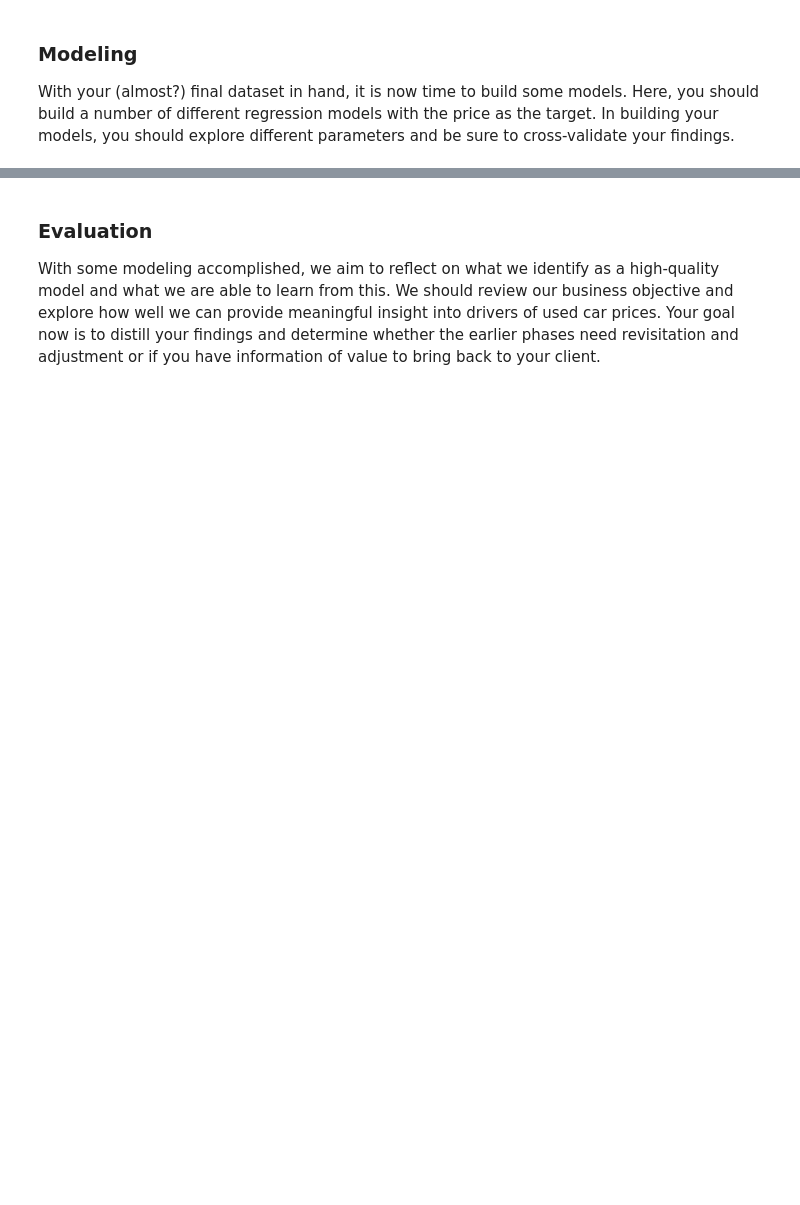
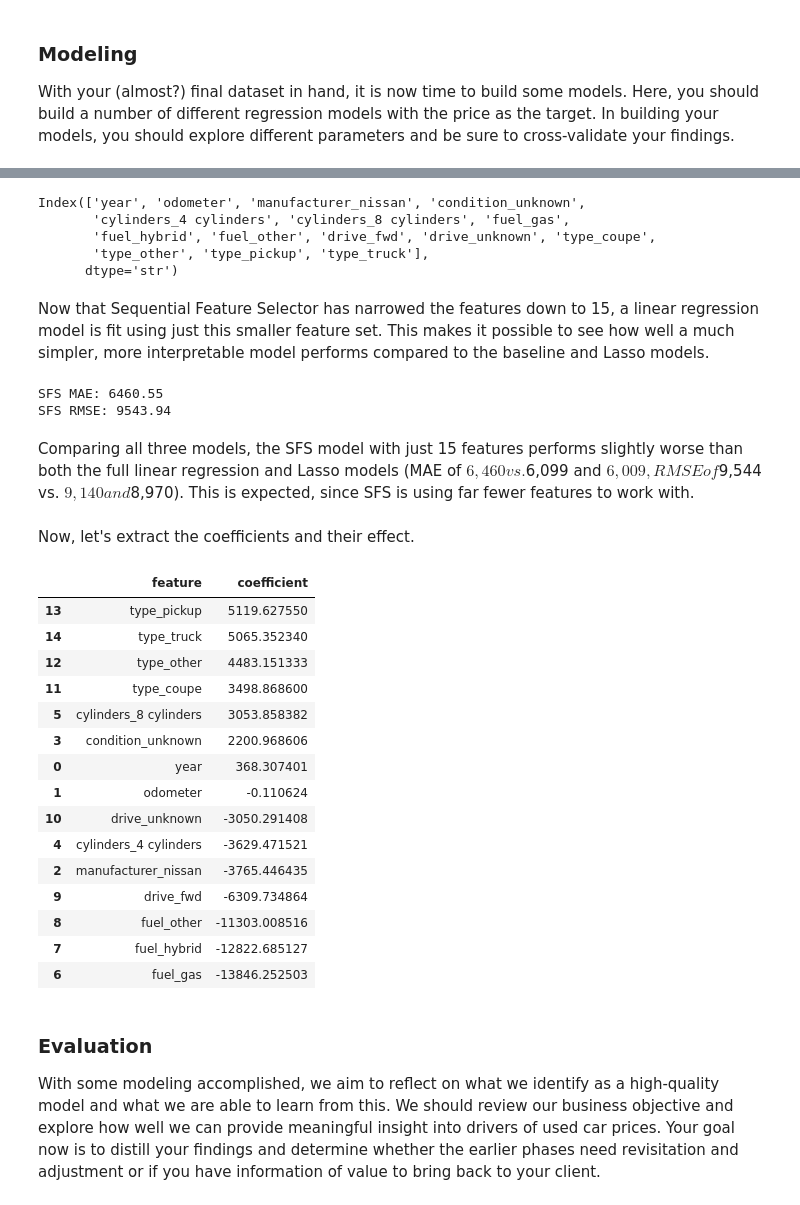
Before and after one commit to vipphan/practical-application-2, a Jupyter notebook: prompt_II.ipynb, the cells around one changed output, grey strips where cells are left out. Saved outputs shown, nothing was run; the diff lists cells and outputs as text; code cells hidden in the pictures; blank space fills up the shorter version.

```diff
--- a/prompt_II.ipynb
+++ b/prompt_II.ipynb
@@ -213,0 +303,11 @@ With your (almost?) final dataset in hand, it is now time to build some models.
+# %%
+lr = LinearRegression()
+lr.fit(X_train, y_train)
+
+y_pred = lr.predict(X_test)
+
+mae = mean_absolute_error(y_test, y_pred)
+rmse = root_mean_squared_error(y_test, y_pred)
+
+print(f"MAE: {mae:.2f}")
+print(f"RMSE: {rmse:.2f}")
@@ -214,3 +339,67 @@ With your (almost?) final dataset in hand, it is now time to build some models.
+# %%
+sfs = SequentialFeatureSelector(
+    lr,
+    n_features_to_select=15,
+    direction='forward',
+    scoring='neg_mean_squared_error',
+    cv=5
+)
+
+sfs.fit(X_train, y_train)
+
+selected_features = X_train.columns[sfs.get_support()]
+print(selected_features)
+# %% [output]
+Index(['year', 'odometer', 'manufacturer_nissan', 'condition_unknown',
+       'cylinders_4 cylinders', 'cylinders_8 cylinders', 'fuel_gas',
+       'fuel_hybrid', 'fuel_other', 'drive_fwd', 'drive_unknown', 'type_coupe',
+       'type_other', 'type_pickup', 'type_truck'],
+      dtype='str')
+# %% [markdown]
+Now that Sequential Feature Selector has narrowed the features down to 15, a linear regression model is fit using just this smaller feature set. This makes it possible to see how well a much simpler, more interpretable model performs compared to the baseline and Lasso models.
+# %%
+X_train_sfs = X_train[selected_features]
+X_test_sfs = X_test[selected_features]
+
+lr_sfs = LinearRegression()
+lr_sfs.fit(X_train_sfs, y_train)
+
+y_pred_sfs = lr_sfs.predict(X_test_sfs)
+
+mae_sfs = mean_absolute_error(y_test, y_pred_sfs)
+rmse_sfs = root_mean_squared_error(y_test, y_pred_sfs)
+
+print(f"SFS MAE: {mae_sfs:.2f}")
+print(f"SFS RMSE: {rmse_sfs:.2f}")
+# %% [output]
+SFS MAE: 6460.55
+SFS RMSE: 9543.94
+# %% [markdown]
+Comparing all three models, the SFS model with just 15 features performs slightly worse than both the full linear regression and Lasso models (MAE of $6,460 vs. $6,099 and $6,009, RMSE of $9,544 vs. $9,140 and $8,970). This is expected, since SFS is using far fewer features to work with.
+# %% [markdown]
+Now, let's extract the coefficients and their effect.
+# %%
+sfs_coef_df = pd.DataFrame({
+    'feature': selected_features,
+    'coefficient': lr_sfs.coef_
+}).sort_values('coefficient', ascending=False)
+# %% [output]
+|  | feature | coefficient |
+| 13 | type_pickup | 5119.627550 |
+| 14 | type_truck | 5065.352340 |
+| 12 | type_other | 4483.151333 |
+| 11 | type_coupe | 3498.868600 |
+| 5 | cylinders_8 cylinders | 3053.858382 |
+| 3 | condition_unknown | 2200.968606 |
+| 0 | year | 368.307401 |
+| 1 | odometer | -0.110624 |
+| 10 | drive_unknown | -3050.291408 |
+| 4 | cylinders_4 cylinders | -3629.471521 |
+| 2 | manufacturer_nissan | -3765.446435 |
+| 9 | drive_fwd | -6309.734864 |
+| 8 | fuel_other | -11303.008516 |
+| 7 | fuel_hybrid | -12822.685127 |
+| 6 | fuel_gas | -13846.252503 |
 # %% [markdown]
 ### Evaluation
 
```
Also changed, not shown: parts of 21 cells of this notebook.
